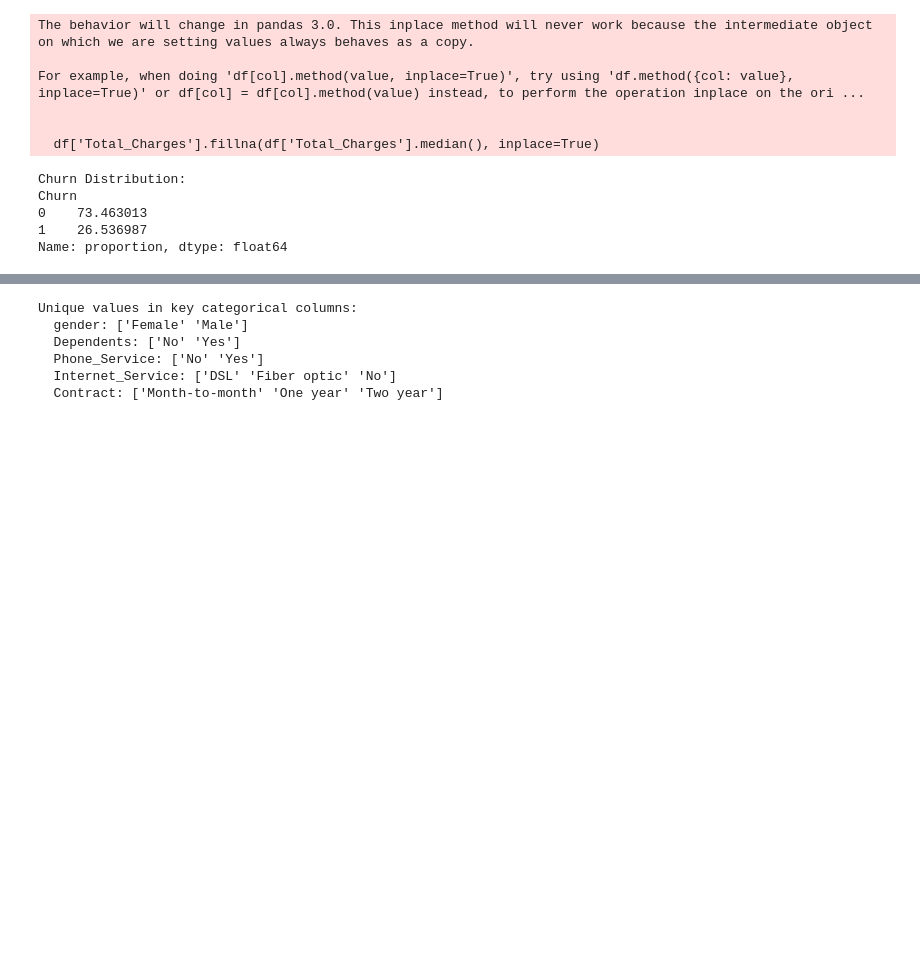
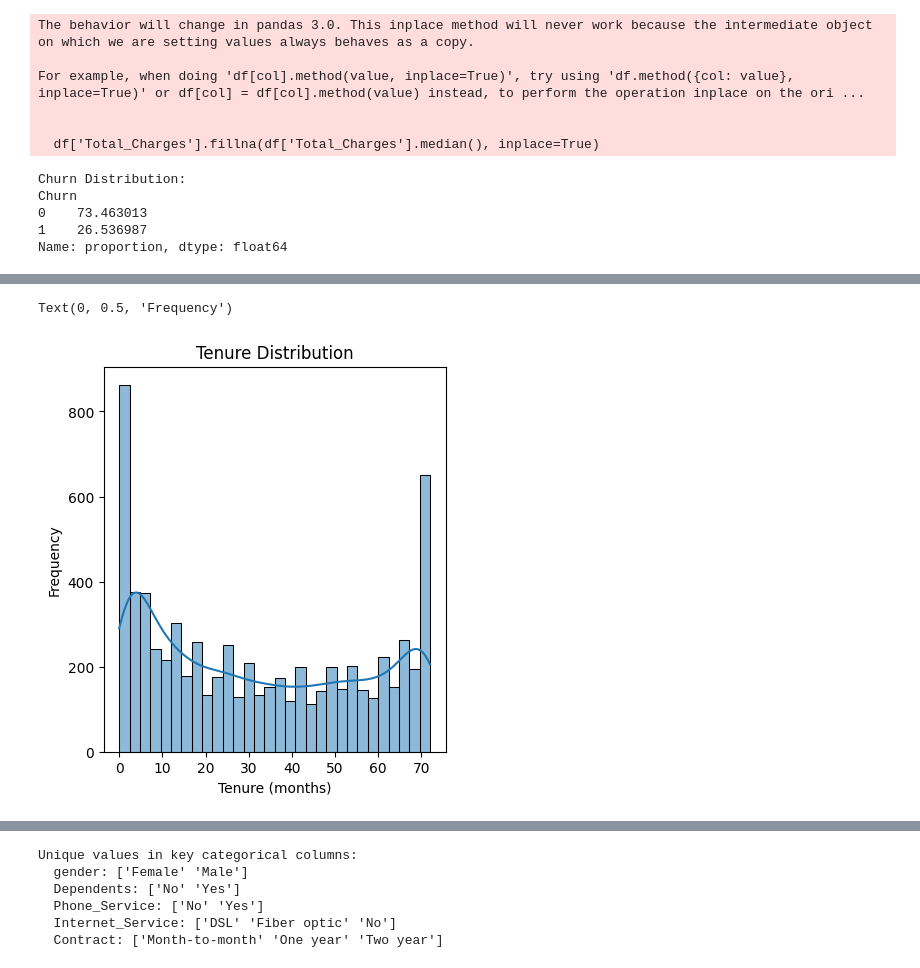
Before and after one commit to mu7amed-adell/Etisalat_UseCase, a Jupyter notebook: E&_churn.ipynb, the cells around one changed output, grey strips where cells are left out. Drawn from its saved outputs; the diff is of its cells as text; code cells hidden in the pictures; blank space fills up the shorter version.

Commit message:
Added simple EDA plots

```diff
--- a/E&_churn.ipynb
+++ b/E&_churn.ipynb
@@ -96,0 +94,11 @@ max      72.000000       118.750000    8684.800000
+# %%
+# 1. tenure: Bimodal distribution, with peaks at very low and very high values
+plt.figure(figsize=(15, 5))
+plt.subplot(1, 3, 1)
+sns.histplot(df['tenure'], bins=30, kde=True)
+plt.title('Tenure Distribution')
+plt.xlabel('Tenure (months)')
+plt.ylabel('Frequency')
+# %% [output]
+Text(0, 0.5, 'Frequency')
+[figure, added]
```
Also changed, not shown: parts of 11 cells of this notebook.
